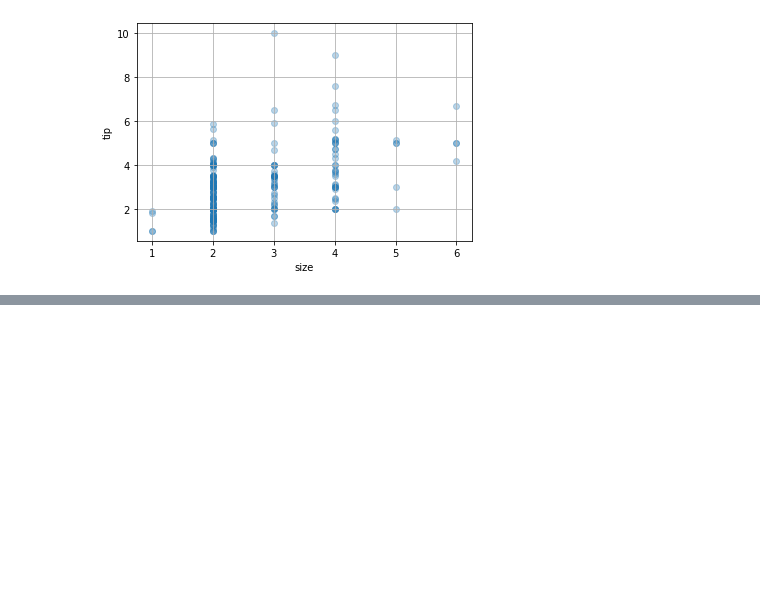
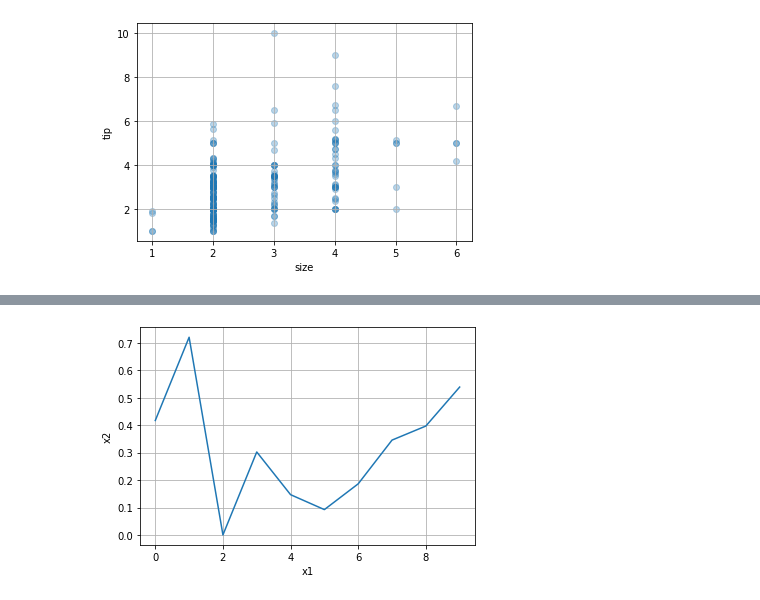
Before and after one commit to sejinseo/Itwill_Python, a Jupyter notebook: py21_matplotlib.ipynb, the cells around one changed output, grey strips where cells are left out. Drawn from its saved outputs; the diff is of its cells as text; code cells hidden in the pictures; blank space fills up the shorter version.

```diff
--- a/py21_matplotlib.ipynb
+++ b/py21_matplotlib.ipynb
@@ -411,0 +416,5 @@ plt.show()
+# %%
+np.random.seed(1) # 난수 발생 순서를 고정
+df = pd.DataFrame(data={'x1': np.arange(10),
+                        'x2': np.random.rand(10)})
+df
@@ -411,0 +433,11 @@ plt.show()
+# %%
+# x2 ~ x1 line graph
+plt.plot(df['x1'], df['x2'])
+
+plt.grid()
+plt.xlabel('x1')
+plt.ylabel('x2')
+
+plt.show()
+# %% [output]
+[figure, added]
```
Also changed, not shown: parts of 8 cells of this notebook.
